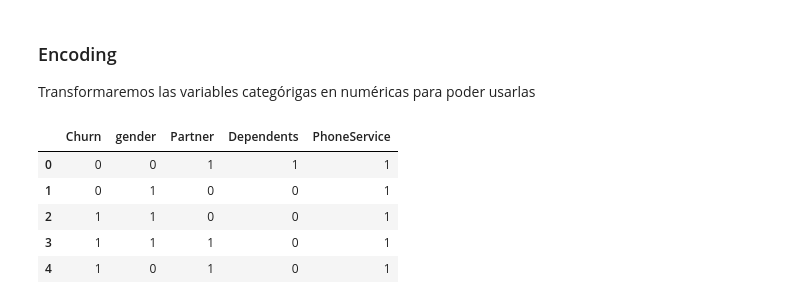
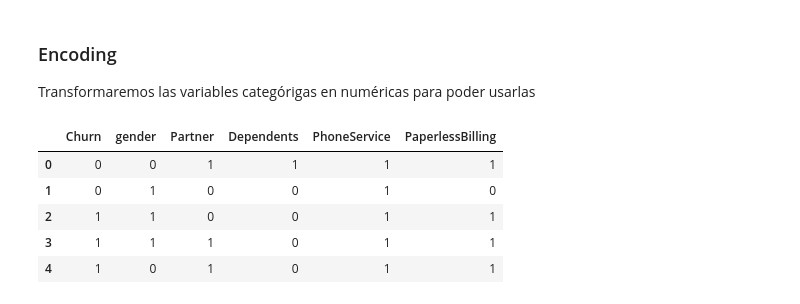
Before and after one commit to OscarLara/ChallengeTelecomX-2, a Jupyter notebook: ChallengeTelecomX-2.ipynb, the cells around one changed output. Saved outputs shown, nothing was run; the diff lists cells and outputs as text; code cells hidden in the pictures.

```diff
--- a/ChallengeTelecomX-2.ipynb
+++ b/ChallengeTelecomX-2.ipynb
@@ -356,16 +356,16 @@ Transformaremos las variables categórigas en numéricas para poder usarlas
 mapeo = {'Yes': 1, 'No': 0, 'Male': 1, 'Female': 0}
 # %%
 # Aplicamos el mapeo a las columnas que tienen únicamente 2 opciones (booleanas)
-columnas_binarias = ["Churn", "gender", "Partner", "Dependents", "PhoneService"]
+columnas_binarias = ["Churn", "gender", "Partner", "Dependents", "PhoneService", "PaperlessBilling"]
 for col in columnas_binarias:
     df[col] = df[col].map(mapeo)
 
 # Verificamos que las columnas hayas sido modificadas correctamente
 df[columnas_binarias].head()
 # %% [output]
-|  | Churn | gender | Partner | Dependents | PhoneService |
-| 0 | 0 | 0 | 1 | 1 | 1 |
-| 1 | 0 | 1 | 0 | 0 | 1 |
-| 2 | 1 | 1 | 0 | 0 | 1 |
-| 3 | 1 | 1 | 1 | 0 | 1 |
-| 4 | 1 | 0 | 1 | 0 | 1 |
+|  | Churn | gender | Partner | Dependents | PhoneService | PaperlessBilling |
+| 0 | 0 | 0 | 1 | 1 | 1 | 1 |
+| 1 | 0 | 1 | 0 | 0 | 1 | 0 |
+| 2 | 1 | 1 | 0 | 0 | 1 | 1 |
+| 3 | 1 | 1 | 1 | 0 | 1 | 1 |
+| 4 | 1 | 0 | 1 | 0 | 1 | 1 |
```
Also changed, not shown: parts of 8 cells of this notebook.
